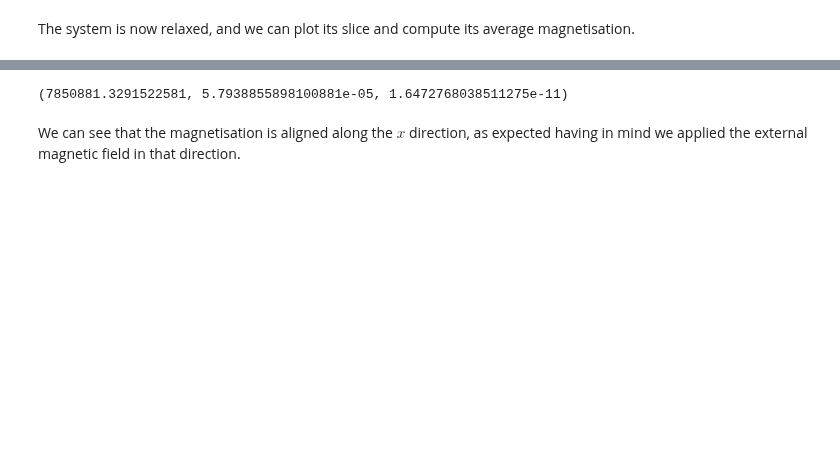
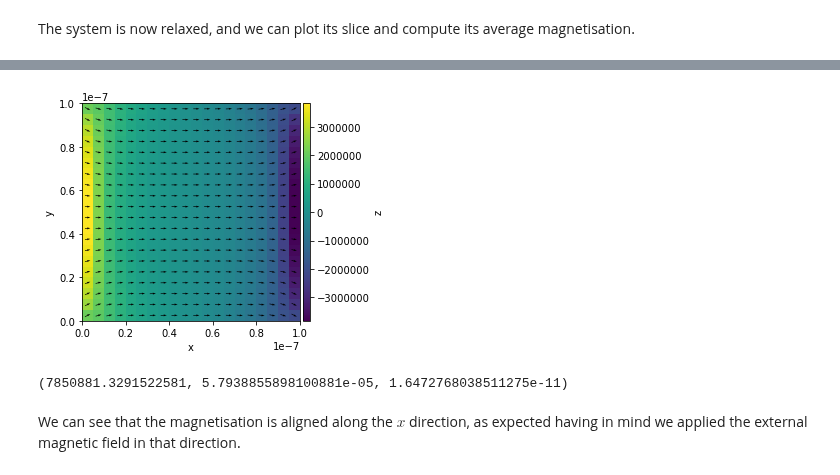
Before and after one commit to joommf-attic/tutorial, a Jupyter notebook: workshops/Durham/tutorial0_first_notebook.ipynb, the cells around one changed output, grey strips where cells are left out. Saved outputs shown, nothing was run; the diff lists cells and outputs as text; code cells hidden in the pictures; blank space fills up the shorter version.

```diff
--- a/workshops/Durham/tutorial0_first_notebook.ipynb
+++ b/workshops/Durham/tutorial0_first_notebook.ipynb
@@ -76,3 +77,8 @@ system.m.plot_plane("z");
+# %%
+# plane can be chosen manually as well
+system.m.plot_plane(z=10e-9);
+# %% [output]
+[figure, added]
 # %%
 system.m.average
 # %% [output]
```
Also changed, not shown: parts of 4 cells of this notebook, 3 other files.
